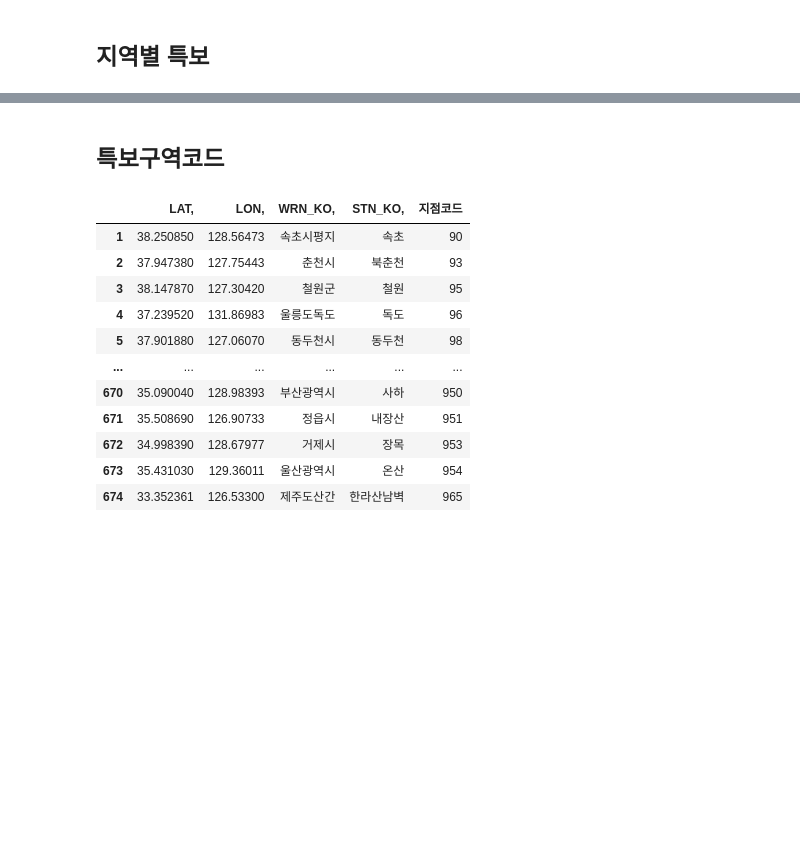
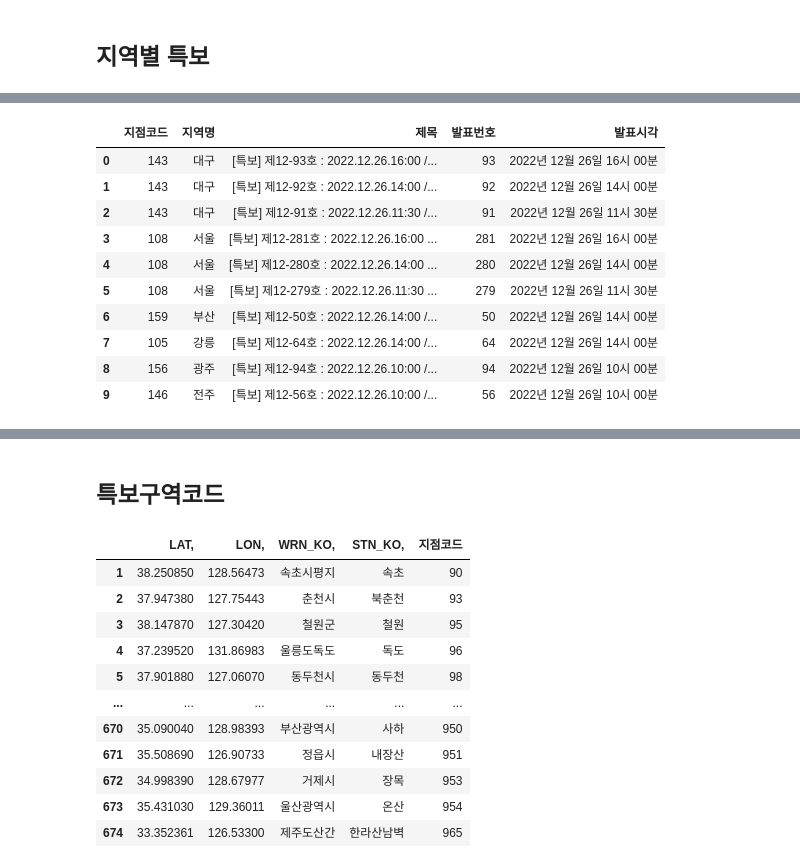
Before and after one commit to JeongHyeonA/python-streamlit, a Jupyter notebook: 위기대응 실시간 특보 조회/a.ipynb, the cells around one changed output, grey strips where cells are left out. Saved outputs shown, nothing was run; the diff lists cells and outputs as text; code cells hidden in the pictures; blank space fills up the shorter version.

```diff
--- a/위기대응 실시간 특보 조회/a.ipynb
+++ b/위기대응 실시간 특보 조회/a.ipynb
@@ -60,0 +81,16 @@ See the caveats in the documentation: https://pandas.pydata.org/pandas-docs/stab
+# %%
+special_report_df.drop(columns='tmFc', inplace=True)
+special_report_df.columns = ['지점코드', '지역명', '제목', '발표번호','발표시각']
+special_report_df
+# %% [output]
+|  | 지점코드 | 지역명 | 제목 | 발표번호 | 발표시각 |
+| 0 | 143 | 대구 | [특보] 제12-93호 : 2022.12.26.16:00 /... | 93 | 2022년 12월 26일 16시 00분 |
+| 1 | 143 | 대구 | [특보] 제12-92호 : 2022.12.26.14:00 /... | 92 | 2022년 12월 26일 14시 00분 |
+| 2 | 143 | 대구 | [특보] 제12-91호 : 2022.12.26.11:30 /... | 91 | 2022년 12월 26일 11시 30분 |
+| 3 | 108 | 서울 | [특보] 제12-281호 : 2022.12.26.16:00 ... | 281 | 2022년 12월 26일 16시 00분 |
+| 4 | 108 | 서울 | [특보] 제12-280호 : 2022.12.26.14:00 ... | 280 | 2022년 12월 26일 14시 00분 |
+| 5 | 108 | 서울 | [특보] 제12-279호 : 2022.12.26.11:30 ... | 279 | 2022년 12월 26일 11시 30분 |
+| 6 | 159 | 부산 | [특보] 제12-50호 : 2022.12.26.14:00 /... | 50 | 2022년 12월 26일 14시 00분 |
+| 7 | 105 | 강릉 | [특보] 제12-64호 : 2022.12.26.14:00 /... | 64 | 2022년 12월 26일 14시 00분 |
+| 8 | 156 | 광주 | [특보] 제12-94호 : 2022.12.26.10:00 /... | 94 | 2022년 12월 26일 10시 00분 |
+| 9 | 146 | 전주 | [특보] 제12-56호 : 2022.12.26.10:00 /... | 56 | 2022년 12월 26일 10시 00분 |
```
Also changed, not shown: parts of 7 cells of this notebook, 6 other files.
